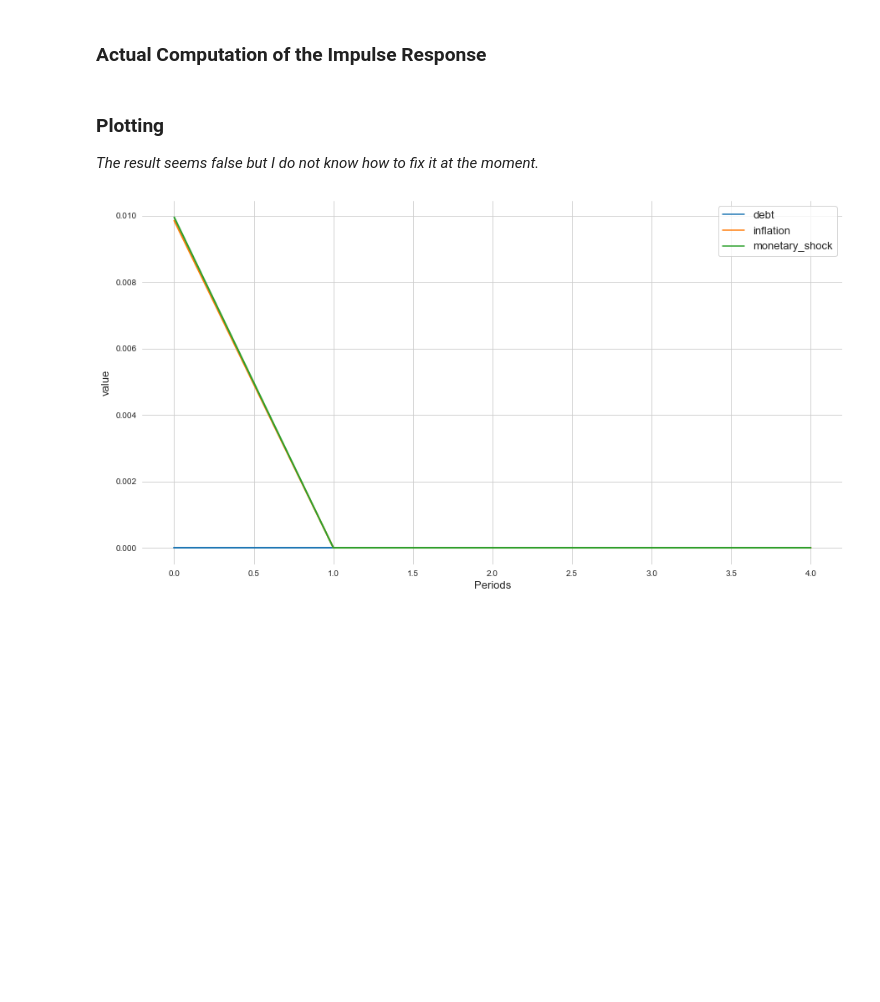
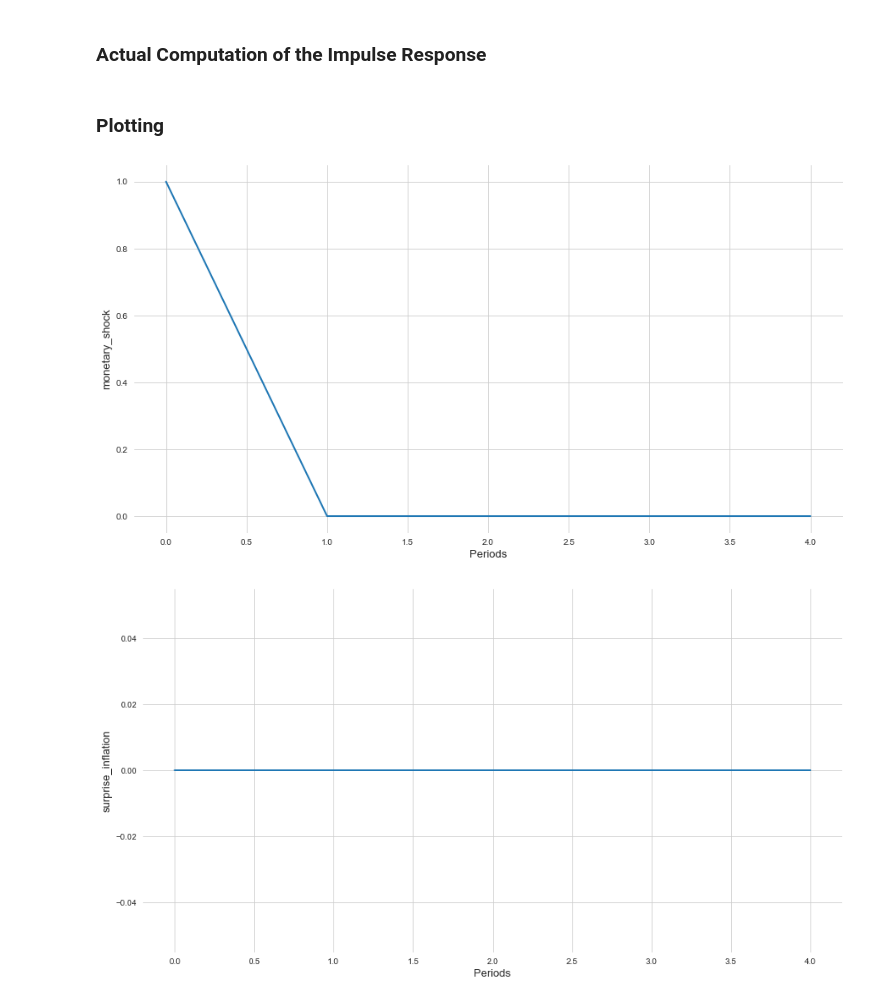
Before and after one commit to timmens/macro_problems, a Jupyter notebook: ps5.ipynb, the cells around one changed output. Drawn from its saved outputs; the diff is of its cells as text; code cells hidden in the pictures; blank space fills up the shorter version.

```diff
--- a/ps5.ipynb
+++ b/ps5.ipynb
@@ -79,11 +78,0 @@ result = np.empty((n_periods, 4))
-# %%
-for t in range(n_periods):
-    controls = S2C @ state
-    updated_state = S2S @ state
-    result[t, :2] = updated_state
-    result[t, 2:4] = controls
-    state = updated_state
-# %% [markdown]
-### Plotting
-
-*The result seems false but I do not know how to fix it at the moment.*
@@ -90,30 +95,37 @@ for t in range(n_periods):
+# %% [markdown]
+### Plotting
 # %%
 df = pd.DataFrame(
-    result[:, :3],
-    columns=["debt", "inflation", "monetary_shock"],
+    result[:, 2:],
+    columns=[
+        "monetary_shock",
+        "surprise_inflation",
+        "inflation",
+        "bonds",
+        "nominal_rate",
+        "money_demand"
+    ],
     index=np.arange(n_periods)
 )
 df.index.name = "periods"
-df = df.reset_index().melt(id_vars="periods", var_name="variable")
 # %%
-fig, ax = plt.subplots(1)
-fig.set_size_inches(15, 8)
+for col in df.columns:
+    fig, ax = plt.subplots(1)
+    fig.set_size_inches(15, 8)
 
-sns.lineplot(
-    x="periods",
-    y="value",
-    data=df,
-    hue="variable",
-    legend="brief",
-    linewidth=2,
-    ax=ax,
-)
+    sns.lineplot(
+        x="periods",
+        y=col,
+        data=df[[col]],
+        linewidth=2,
+        ax=ax,
+    )
 
-ax.set(xlabel="Periods")
-ax.set_frame_on(False)
-ax.xaxis.label.set_size(13)
-ax.yaxis.label.set_size(13)
-plt.legend(prop={'size': 13})
-plt.show()
+    ax.set(xlabel="Periods")
+    ax.set_frame_on(False)
+    ax.xaxis.label.set_size(13)
+    ax.yaxis.label.set_size(13)
+    plt.show()
 # %% [output]
-[figure, old version]
+[figure, new version]
+[figure, added]
```
Also changed, not shown: parts of 4 cells of this notebook, 1 other file.
